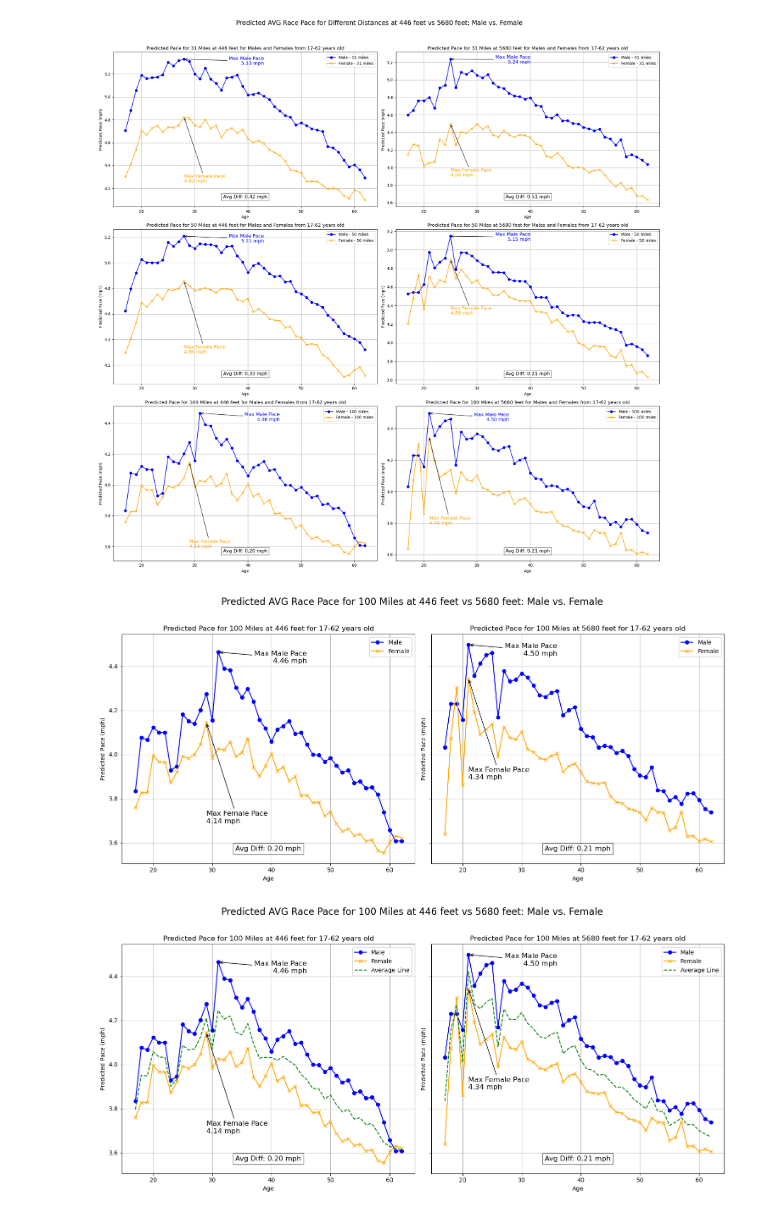
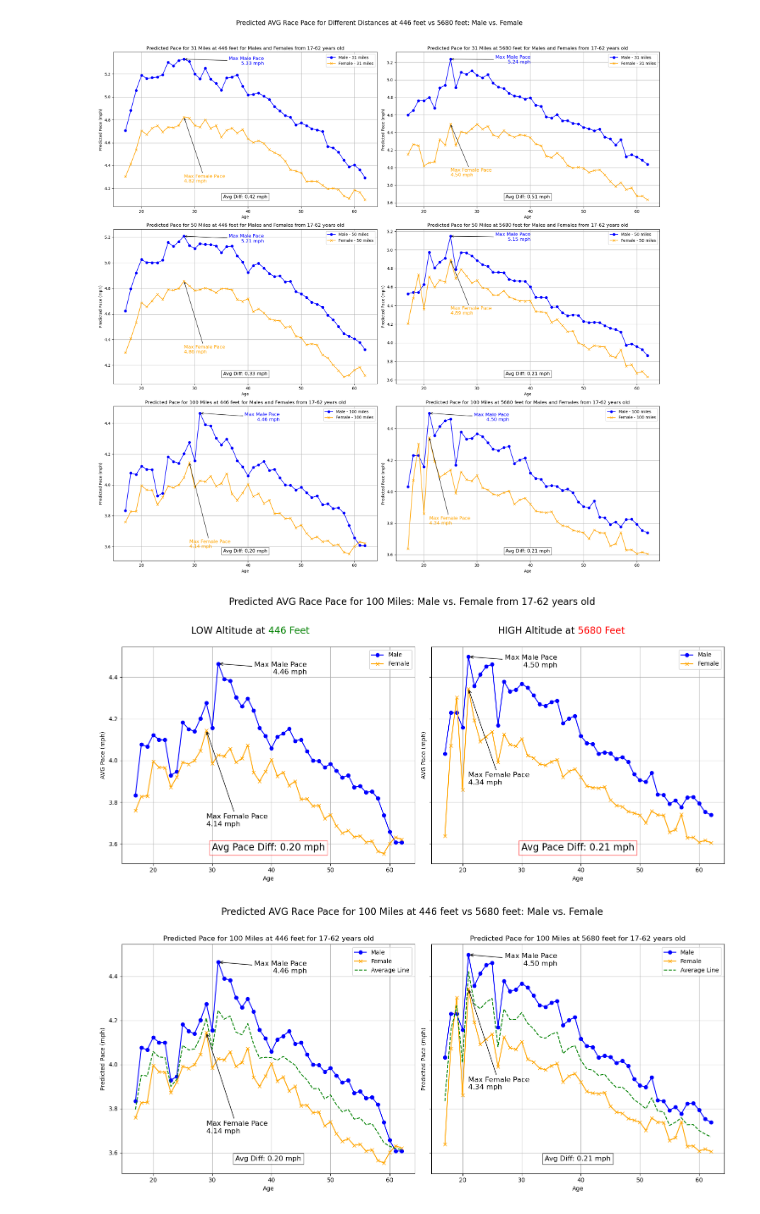
Before and after one commit to jdwelch88/Running_captstone, a Jupyter notebook: Notebooks/box_cox.ipynb, the cells around one changed output. Cells and saved outputs as stored; diff of their text form; code cells hidden in the pictures.

```diff
--- a/Notebooks/box_cox.ipynb
+++ b/Notebooks/box_cox.ipynb
@@ -385,8 +386,6 @@ plt.show()
 # %% [output]
 [figure]
 # %%
-import numpy as np
-import matplotlib.pyplot as plt
 
 # Define the age range and elevations
 ages = np.arange(17, 63)
@@ -423,41 +422,62 @@ for j, elevation in enumerate(elevations):
 
     # Annotate the average pace difference on the plot
     avg_diff = pace_diff[elevation]
-    axs[col].text(0.5, 0.05, f'Avg Diff: {avg_diff:.2f} mph',
-                  transform=axs[col].transAxes, fontsize=12,
-                  verticalalignment='bottom', horizontalalignment='center', bbox=dict(facecolor='white', alpha=0.6))
+    axs[col].text(0.5, 0.05, f'Avg Pace Diff: {avg_diff:.2f} mph',
+                  transform=axs[col].transAxes, fontsize=16,
+                  verticalalignment='bottom', horizontalalignment='center', bbox=dict(facecolor='white', alpha=0.6, edgecolor='red'))
 
     # Find max race pace for males and females
     max_male_idx = np.argmax(predictions[elevation]['male'])
     max_female_idx = np.argmax(predictions[elevation]['female'])
 
     max_male_age = ages[max_male_idx]
     max_male_pace = predictions[elevation]['male'][max_male_idx]
 
     max_female_age = ages[max_female_idx]
     max_female_pace = predictions[elevation]['female'][max_female_idx]
 
     # Add arrows pointing to the max race pace
     axs[col].annotate(f'Max Male Pace\n{max_male_pace:.2f} mph', xy=(max_male_age, max_male_pace), xytext=(max_male_age + 15, max_male_pace - 0.05),
                       arrowprops=dict(facecolor='blue', arrowstyle='->'), fontsize=12, color='black', horizontalalignment='right')
     axs[col].annotate(f'Max Female Pace\n{max_female_pace:.2f} mph', xy=(max_female_age, max_female_pace), xytext=(max_female_age, max_female_pace - 0.4),
                       arrowprops=dict(facecolor='orange', arrowstyle='->'), fontsize=12, color='black', verticalalignment='top')
 
     # Set labels and titles
     axs[col].set_xlabel('Age')
-    axs[col].set_ylabel('Predicted Pace (mph)')
-    axs[col].set_title(f'Predicted Pace for {specific_distance} Miles at {elevation} feet for 17-62 years old')
+    axs[col].set_ylabel('AVG Pace (mph)')
+
+    # Adding colored title text using annotate
+    if elevation == 446:
+        title = axs[col].annotate(
+            'LOW Altitude at ', xy=(0.5, 1.05), xycoords='axes fraction',
+            ha='right', va='bottom', fontsize=16, color='black'
+        )
+        title = axs[col].annotate(
+            '446 Feet', xy=(0.5, 1.05), xycoords='axes fraction',
+            ha='left', va='bottom', fontsize=16, color='green'
+        )
+    elif elevation == 5680:
+        title = axs[col].annotate(
+            'HIGH Altitude at ', xy=(0.5, 1.05), xycoords='axes fraction',
+            ha='right', va='bottom', fontsize=16, color='black'
+        )
+        title = axs[col].annotate(
+            '5680 Feet', xy=(0.5, 1.05), xycoords='axes fraction',
+            ha='left', va='bottom', fontsize=16, color='red'
+        )
+
+
     axs[col].legend()
     axs[col].grid(True)
 
 # Add a main title for the entire figure
-fig.suptitle(f'Predicted AVG Race Pace for {specific_distance} Miles at 446 feet vs 5680 feet: Male vs. Female', fontsize=16)
+fig.suptitle(f'Predicted AVG Race Pace for {specific_distance} Miles: Male vs. Female from 17-62 years old', fontsize=16)
 
 # Adjust layout
 plt.tight_layout(rect=[0, 0, 1, 0.96])
 plt.show()
 # %% [output]
-[figure, old version]
+[figure, new version]
 # %%
 
 
```
Also changed, not shown: parts of 3 cells of this notebook.
